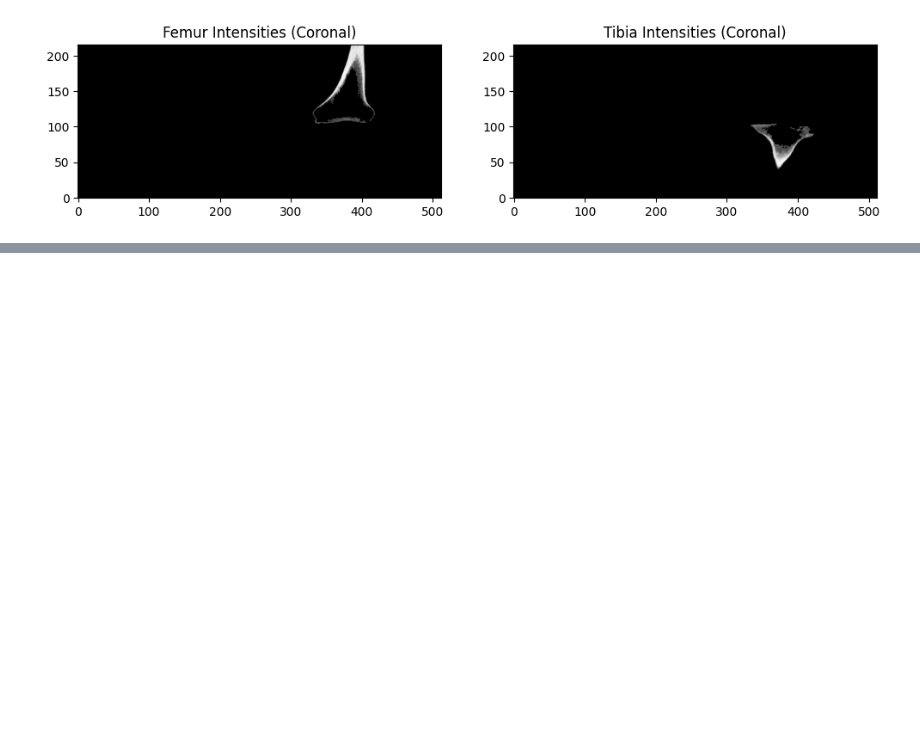
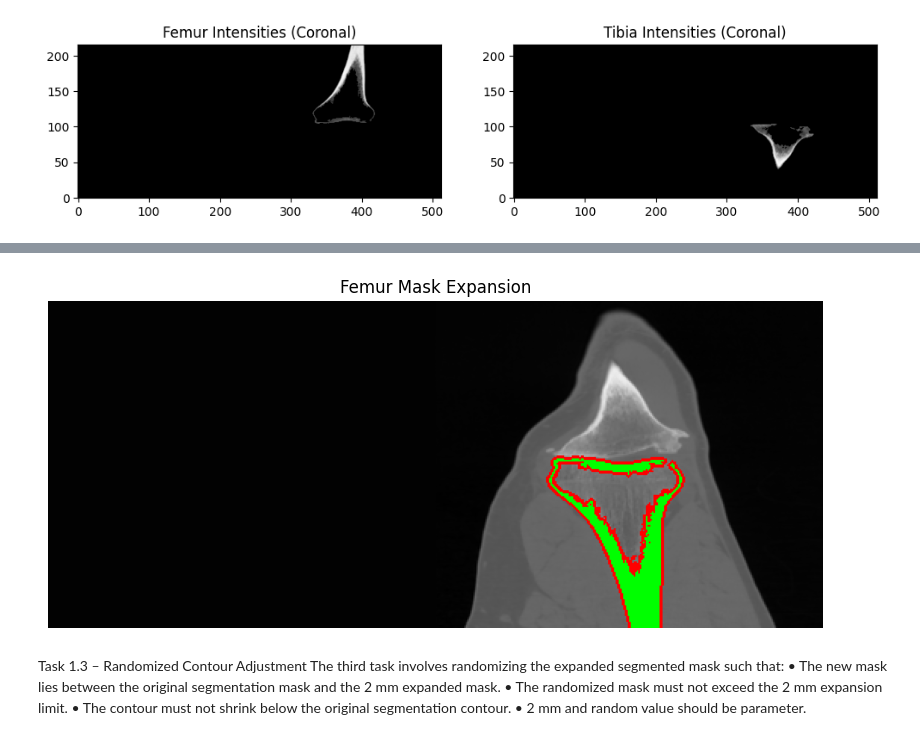
Before and after one commit to Aakriti555/Nammi-assignment, a Jupyter notebook: left_knee_Bone_Segementation.ipynb, the cells around one changed output, grey strips where cells are left out. Saved outputs shown, nothing was run; the diff lists cells and outputs as text; code cells hidden in the pictures; blank space fills up the shorter version.

```diff
--- a/left_knee_Bone_Segementation.ipynb
+++ b/left_knee_Bone_Segementation.ipynb
@@ -210,0 +318,6 @@ plt.show()
+# %%
+visualize_expansion(img_data, femur_mask, femur_expanded, title="Femur Mask Expansion")
+# %% [output]
+[figure, added]
+# %% [markdown]
+Task 1.3 – Randomized Contour Adjustment The third task involves randomizing the expanded segmented mask such that: • The new mask lies between the original segmentation mask and the 2 mm expanded mask. • The randomized mask must not exceed the 2 mm expansion limit. • The contour must not shrink below the original segmentation contour. • 2 mm and random value should be parameter.
```
Also changed, not shown: parts of 10 cells of this notebook.
